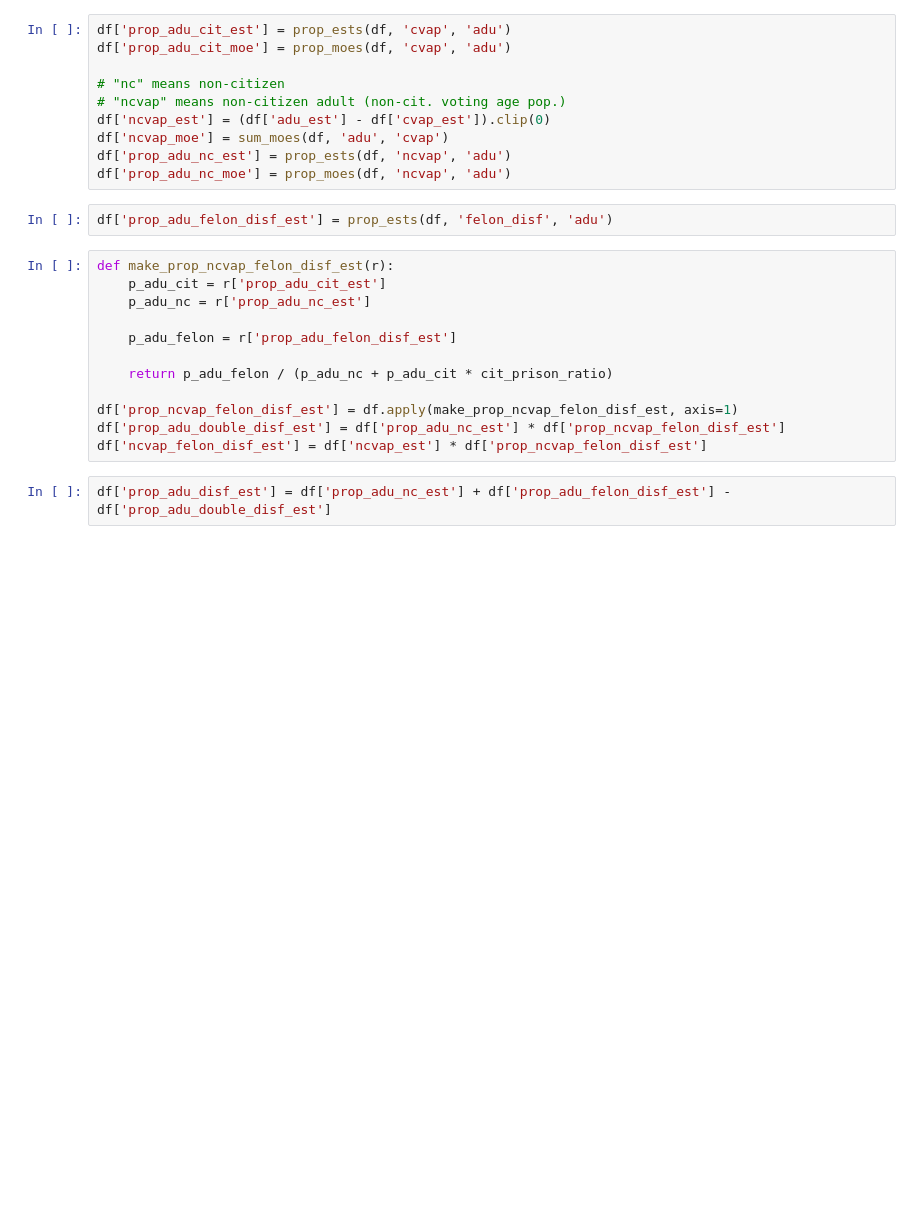
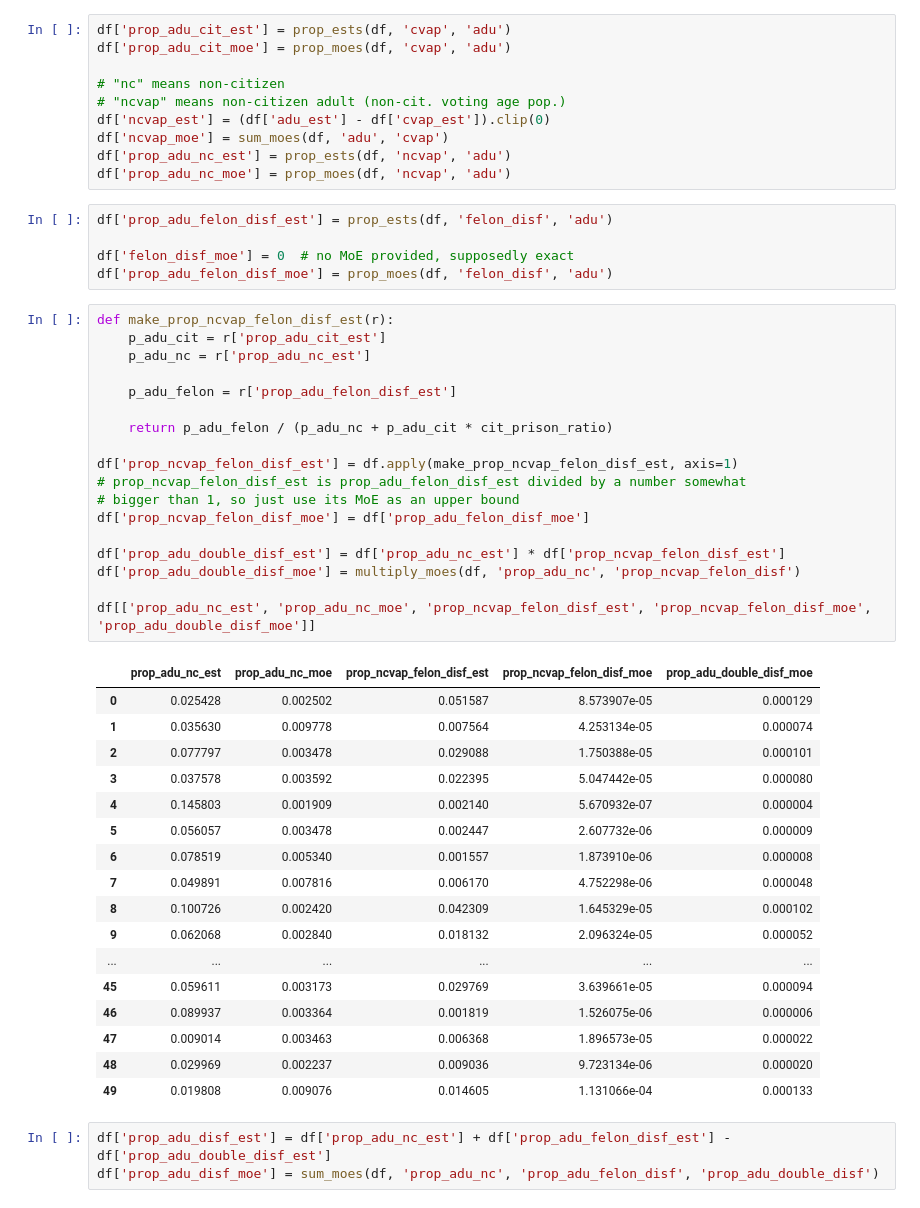
Before and after one commit to ic-institute/democracy-deserts, a Jupyter notebook: notebooks/build-state-data.ipynb, the cells around one changed output. Saved outputs shown, nothing was run; the diff lists cells and outputs as text; blank space fills up the shorter version.

```diff
--- a/notebooks/build-state-data.ipynb
+++ b/notebooks/build-state-data.ipynb
@@ -48,18 +47,46 @@ df['prop_adu_nc_est'] = prop_ests(df, 'ncvap', 'adu')
 df['prop_adu_nc_moe'] = prop_moes(df, 'ncvap', 'adu')
 # %%
 df['prop_adu_felon_disf_est'] = prop_ests(df, 'felon_disf', 'adu')
+
+df['felon_disf_moe'] = 0  # no MoE provided, supposedly exact
+df['prop_adu_felon_disf_moe'] = prop_moes(df, 'felon_disf', 'adu')
 # %%
 def make_prop_ncvap_felon_disf_est(r):
     p_adu_cit = r['prop_adu_cit_est']
     p_adu_nc = r['prop_adu_nc_est']
 
     p_adu_felon = r['prop_adu_felon_disf_est']
 
     return p_adu_felon / (p_adu_nc + p_adu_cit * cit_prison_ratio)
 
 df['prop_ncvap_felon_disf_est'] = df.apply(make_prop_ncvap_felon_disf_est, axis=1)
+# prop_ncvap_felon_disf_est is prop_adu_felon_disf_est divided by a number somewhat
+# bigger than 1, so just use its MoE as an upper bound
+df['prop_ncvap_felon_disf_moe'] = df['prop_adu_felon_disf_moe']
+
 df['prop_adu_double_disf_est'] = df['prop_adu_nc_est'] * df['prop_ncvap_felon_disf_est']
-df['ncvap_felon_disf_est'] = df['ncvap_est'] * df['prop_ncvap_felon_disf_est']
+df['prop_adu_double_disf_moe'] = multiply_moes(df, 'prop_adu_nc', 'prop_ncvap_felon_disf')
+
+df[['prop_adu_nc_est', 'prop_adu_nc_moe', 'prop_ncvap_felon_disf_est', 'prop_ncvap_felon_disf_moe', 'prop_adu_double_disf_moe']]
+# %% [output]
+|  | prop_adu_nc_est | prop_adu_nc_moe | prop_ncvap_felon_disf_est | prop_ncvap_felon_disf_moe | prop_adu_double_disf_moe |
+| 0 | 0.025428 | 0.002502 | 0.051587 | 8.573907e-05 | 0.000129 |
+| 1 | 0.035630 | 0.009778 | 0.007564 | 4.253134e-05 | 0.000074 |
+| 2 | 0.077797 | 0.003478 | 0.029088 | 1.750388e-05 | 0.000101 |
+| 3 | 0.037578 | 0.003592 | 0.022395 | 5.047442e-05 | 0.000080 |
+| 4 | 0.145803 | 0.001909 | 0.002140 | 5.670932e-07 | 0.000004 |
+| 5 | 0.056057 | 0.003478 | 0.002447 | 2.607732e-06 | 0.000009 |
+| 6 | 0.078519 | 0.005340 | 0.001557 | 1.873910e-06 | 0.000008 |
+| 7 | 0.049891 | 0.007816 | 0.006170 | 4.752298e-06 | 0.000048 |
+| 8 | 0.100726 | 0.002420 | 0.042309 | 1.645329e-05 | 0.000102 |
+| 9 | 0.062068 | 0.002840 | 0.018132 | 2.096324e-05 | 0.000052 |
+| ... | ... | ... | ... | ... | ... |
+| 45 | 0.059611 | 0.003173 | 0.029769 | 3.639661e-05 | 0.000094 |
+| 46 | 0.089937 | 0.003364 | 0.001819 | 1.526075e-06 | 0.000006 |
+| 47 | 0.009014 | 0.003463 | 0.006368 | 1.896573e-05 | 0.000022 |
+| 48 | 0.029969 | 0.002237 | 0.009036 | 9.723134e-06 | 0.000020 |
+| 49 | 0.019808 | 0.009076 | 0.014605 | 1.131066e-04 | 0.000133 |
 # %%
 df['prop_adu_disf_est'] = df['prop_adu_nc_est'] + df['prop_adu_felon_disf_est'] - df['prop_adu_double_disf_est']
+df['prop_adu_disf_moe'] = sum_moes(df, 'prop_adu_nc', 'prop_adu_felon_disf', 'prop_adu_double_disf')
 # %%
```
Also changed, not shown: parts of 7 cells of this notebook, 2 other files.
